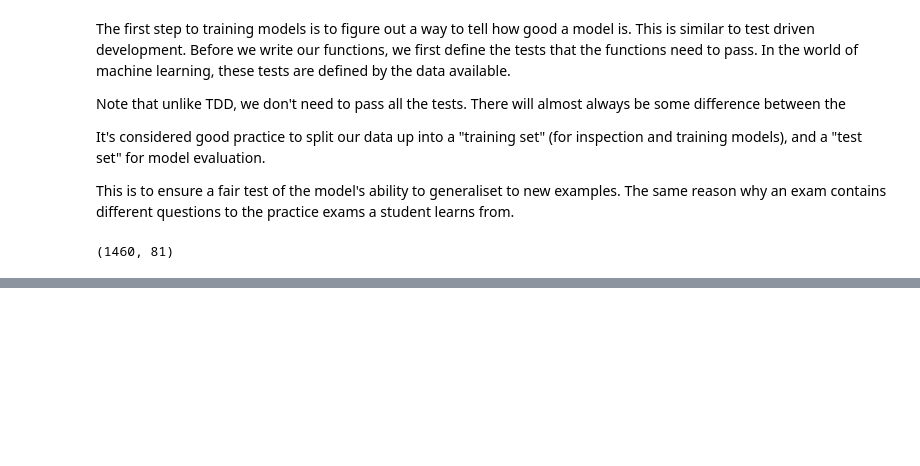
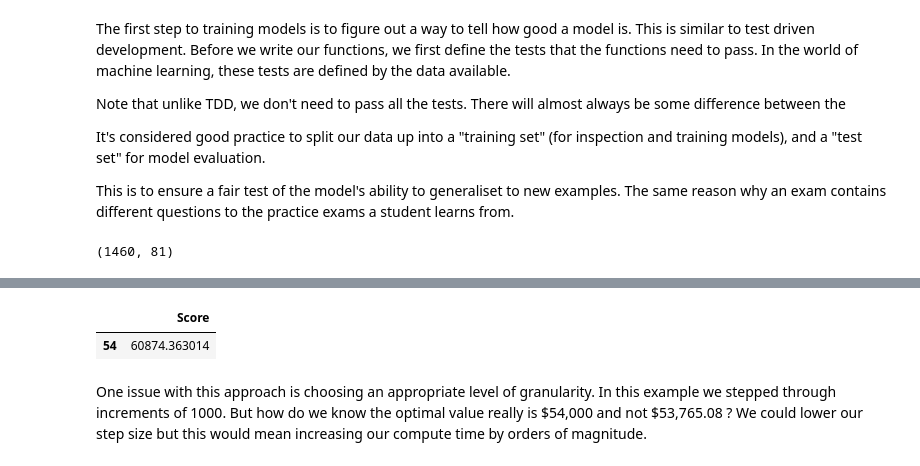
Before and after one commit to eliiza/machine-learning-training, a Jupyter notebook: model_evaluation.ipynb, the cells around one changed output, grey strips where cells are left out. Saved outputs shown, nothing was run; the diff lists cells and outputs as text; code cells hidden in the pictures; blank space fills up the shorter version.

```diff
--- a/model_evaluation.ipynb
+++ b/model_evaluation.ipynb
@@ -51,0 +103,7 @@ $$  \frac{1}{n} * \sum_{i=1}^n |\mathsf{predicted\_value} - \mathsf{actual\_valu
+# %%
+models.loc[models.Score == models.Score.min()]
+# %% [output]
+|  | Score |
+| 54 | 60874.363014 |
+# %% [markdown]
+One issue with this approach is choosing an appropriate level of granularity. In this example we stepped through increments of 1000. But how do we know the optimal value really is \$54,000 and not \$53,765.08 ? We could lower our step size but this would mean increasing our compute time by orders of magnitude.
```
Also changed, not shown: parts of 35 cells of this notebook.
